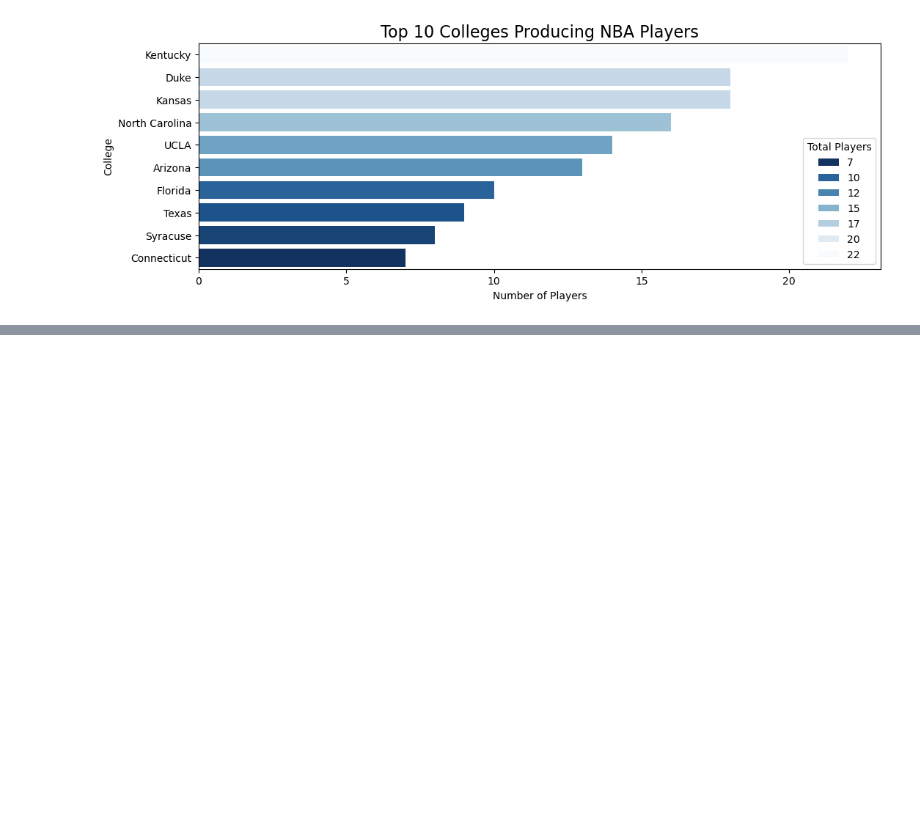
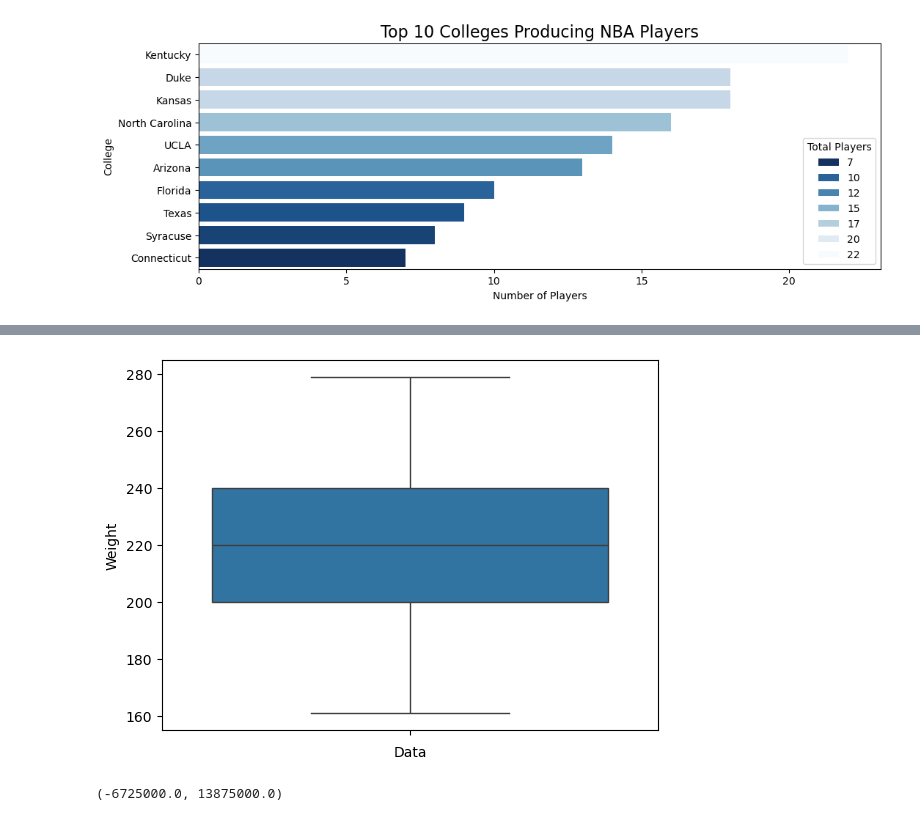
Before and after one commit to Akshitbansal26367/Data-Science-Projects, a Jupyter notebook: NBA Dataset/nba dataset notebook.ipynb, the cells around one changed output, grey strips where cells are left out. Cells and saved outputs as stored; diff of their text form; code cells hidden in the pictures; blank space fills up the shorter version.

```diff
--- a/NBA Dataset/nba dataset notebook.ipynb
+++ b/NBA Dataset/nba dataset notebook.ipynb
@@ -342,0 +369,11 @@ plt.legend(title='Total Players')
+# %%
+sns.boxplot(data=df, y='Weight')
+plt.xlabel('Data')
+plt.show()
+# %% [output]
+[figure, added]
+# %%
+lower, upper = lower_upper_bound(df, 'Salary')
+lower, upper
+# %% [output]
+(-6725000.0, 13875000.0)
```
Also changed, not shown: parts of 11 cells of this notebook.
